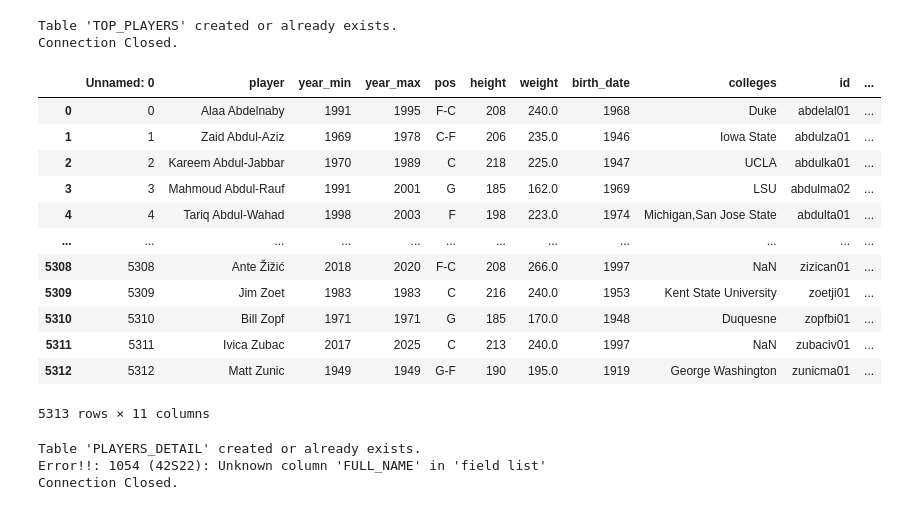
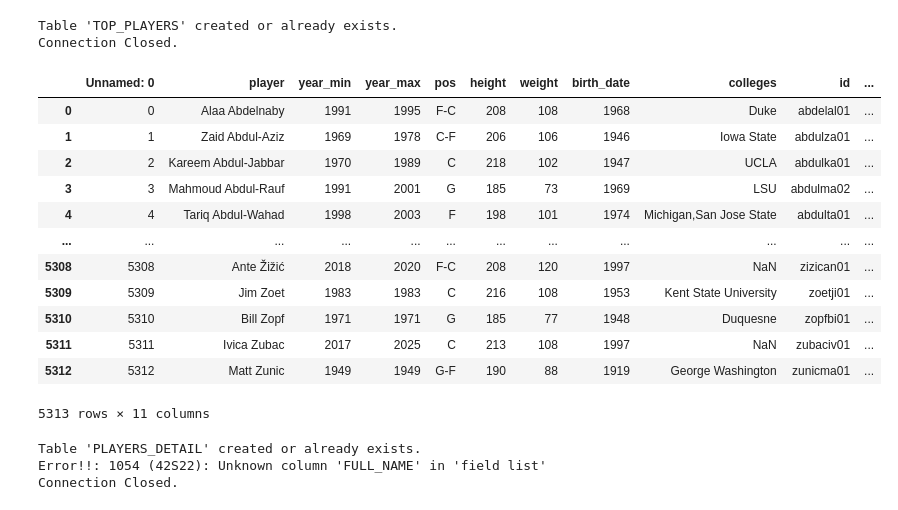
Before and after one commit to nicekid1/QBC-DA10-Group4Project-3, a Jupyter notebook: cleaner.ipynb, the cells around one changed output. Saved outputs shown, nothing was run; the diff lists cells and outputs as text; code cells hidden in the pictures.

```diff
--- a/cleaner.ipynb
+++ b/cleaner.ipynb
@@ -150,31 +149,32 @@ Connection Closed.
 # %%
 def feet_inch_to_cm(x):
     feet = int(x[0])
     inch = int(x[2:])
     return round(feet * 30.48 + inch * 2.54)
 
 
 player_id_regex = r'/./(.*)\.html'
 players_list = pd.read_csv(os.path.join('data', 'all_players.csv'))
 players_list['player'] = players_list['player'].str.replace('*', '')
 players_list['id'] = players_list['id'].str.extract(player_id_regex)
-players_list['height'] = players_list['height'].map(feet_inch_to_cm)
+players_list['height'] = players_list['height'].map(feet_inch_to_cm) # from feet-inch to cm
 players_list['birth_date'] = pd.to_datetime(players_list['birth_date'])
 players_list['birth_date'] = players_list['birth_date'].dt.year.astype('Int64')
+players_list['weight'] = np.floor(players_list['weight'] * 0.45359237 ).astype('Int64')# from lbs to kg
 players_list
 # %% [output]
 |  | Unnamed: 0 | player | year_min | year_max | pos | height | weight | birth_date | colleges | id | ... |
-| 0 | 0 | Alaa Abdelnaby | 1991 | 1995 | F-C | 208 | 240.0 | 1968 | Duke | abdelal01 | ... |
-| 1 | 1 | Zaid Abdul-Aziz | 1969 | 1978 | C-F | 206 | 235.0 | 1946 | Iowa State | abdulza01 | ... |
-| 2 | 2 | Kareem Abdul-Jabbar | 1970 | 1989 | C | 218 | 225.0 | 1947 | UCLA | abdulka01 | ... |
-| 3 | 3 | Mahmoud Abdul-Rauf | 1991 | 2001 | G | 185 | 162.0 | 1969 | LSU | abdulma02 | ... |
-| 4 | 4 | Tariq Abdul-Wahad | 1998 | 2003 | F | 198 | 223.0 | 1974 | Michigan,San Jose State | abdulta01 | ... |
+| 0 | 0 | Alaa Abdelnaby | 1991 | 1995 | F-C | 208 | 108 | 1968 | Duke | abdelal01 | ... |
+| 1 | 1 | Zaid Abdul-Aziz | 1969 | 1978 | C-F | 206 | 106 | 1946 | Iowa State | abdulza01 | ... |
+| 2 | 2 | Kareem Abdul-Jabbar | 1970 | 1989 | C | 218 | 102 | 1947 | UCLA | abdulka01 | ... |
+| 3 | 3 | Mahmoud Abdul-Rauf | 1991 | 2001 | G | 185 | 73 | 1969 | LSU | abdulma02 | ... |
+| 4 | 4 | Tariq Abdul-Wahad | 1998 | 2003 | F | 198 | 101 | 1974 | Michigan,San Jose State | abdulta01 | ... |
 | ... | ... | ... | ... | ... | ... | ... | ... | ... | ... | ... | ... |
-| 5308 | 5308 | Ante Žižić | 2018 | 2020 | F-C | 208 | 266.0 | 1997 | NaN | zizican01 | ... |
-| 5309 | 5309 | Jim Zoet | 1983 | 1983 | C | 216 | 240.0 | 1953 | Kent State University | zoetji01 | ... |
-| 5310 | 5310 | Bill Zopf | 1971 | 1971 | G | 185 | 170.0 | 1948 | Duquesne | zopfbi01 | ... |
-| 5311 | 5311 | Ivica Zubac | 2017 | 2025 | C | 213 | 240.0 | 1997 | NaN | zubaciv01 | ... |
-| 5312 | 5312 | Matt Zunic | 1949 | 1949 | G-F | 190 | 195.0 | 1919 | George Washington | zunicma01 | ... |
+| 5308 | 5308 | Ante Žižić | 2018 | 2020 | F-C | 208 | 120 | 1997 | NaN | zizican01 | ... |
+| 5309 | 5309 | Jim Zoet | 1983 | 1983 | C | 216 | 108 | 1953 | Kent State University | zoetji01 | ... |
+| 5310 | 5310 | Bill Zopf | 1971 | 1971 | G | 185 | 77 | 1948 | Duquesne | zopfbi01 | ... |
+| 5311 | 5311 | Ivica Zubac | 2017 | 2025 | C | 213 | 108 | 1997 | NaN | zubaciv01 | ... |
+| 5312 | 5312 | Matt Zunic | 1949 | 1949 | G-F | 190 | 88 | 1919 | George Washington | zunicma01 | ... |
 5313 rows × 11 columns
 # %%
 tbl_name = "PLAYERS_DETAIL"
```
Also changed, not shown: parts of 1 cell of this notebook, 3 other files.
